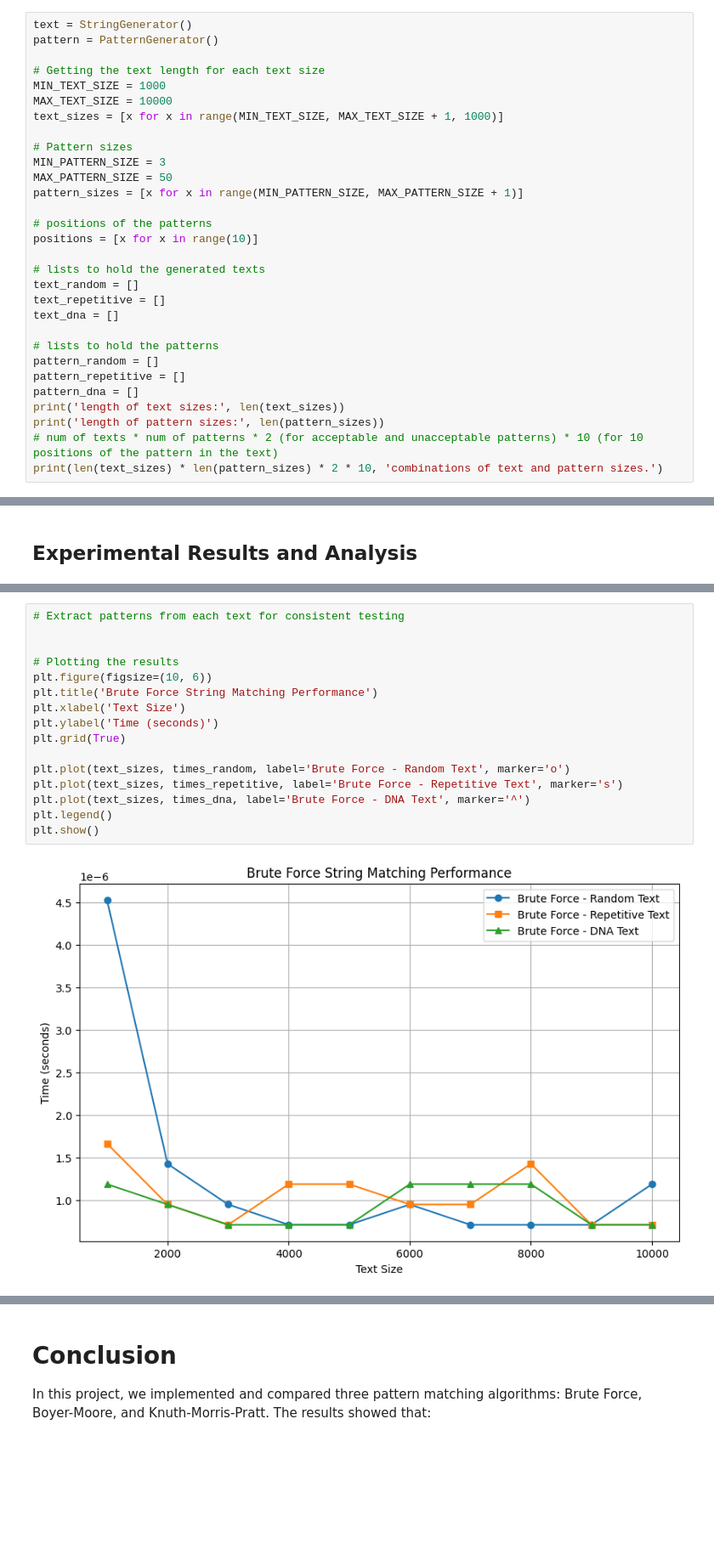
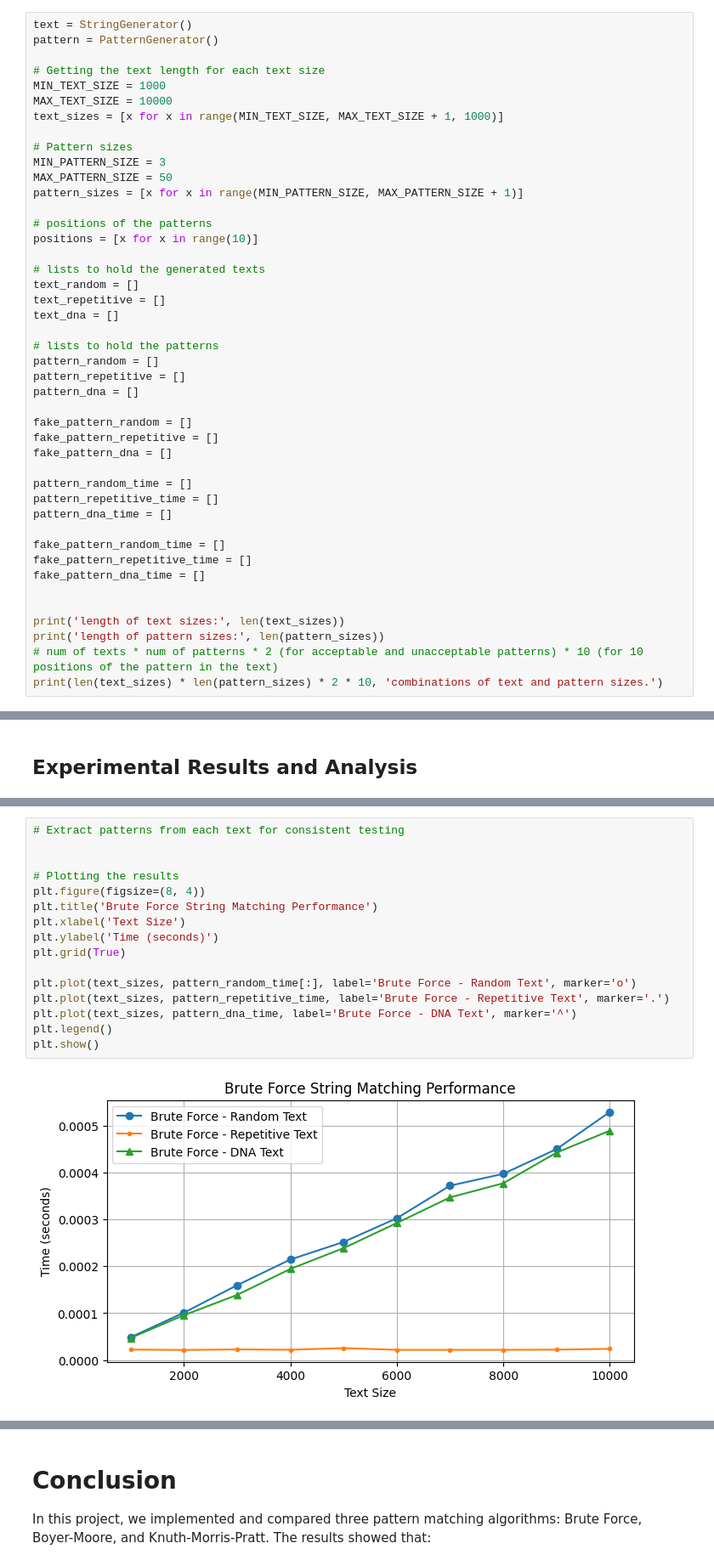
Before and after one commit to Rengeten1/Algorithms-and-Data-Structures, a Jupyter notebook: report/PatternMatchingReport.ipynb, the cells around one changed output, grey strips where cells are left out. Shown at 85% size. Drawn from its saved outputs; the diff is of its cells as text; blank space fills up the shorter version.

```diff
--- a/report/PatternMatchingReport.ipynb
+++ b/report/PatternMatchingReport.ipynb
@@ -248,6 +258,20 @@ text_dna = []
 pattern_random = []
 pattern_repetitive = []
 pattern_dna = []
+
+fake_pattern_random = []
+fake_pattern_repetitive = []
+fake_pattern_dna = []
+
+pattern_random_time = []
+pattern_repetitive_time = []
+pattern_dna_time = []
+
+fake_pattern_random_time = []
+fake_pattern_repetitive_time = []
+fake_pattern_dna_time = []
+
+
 print('length of text sizes:', len(text_sizes))
 print('length of pattern sizes:', len(pattern_sizes))
 # num of texts * num of patterns * 2 (for acceptable and unacceptable patterns) * 10 (for 10 positions of the pattern in the text)
@@ -367,20 +371,20 @@ IndexError: string index out of range
 # %%
 # Extract patterns from each text for consistent testing
 
 
 # Plotting the results
-plt.figure(figsize=(10, 6))
+plt.figure(figsize=(8, 4))
 plt.title('Brute Force String Matching Performance')
 plt.xlabel('Text Size')
 plt.ylabel('Time (seconds)')
 plt.grid(True)
 
-plt.plot(text_sizes, times_random, label='Brute Force - Random Text', marker='o')
-plt.plot(text_sizes, times_repetitive, label='Brute Force - Repetitive Text', marker='s')
-plt.plot(text_sizes, times_dna, label='Brute Force - DNA Text', marker='^')
+plt.plot(text_sizes, pattern_random_time[:], label='Brute Force - Random Text', marker='o')
+plt.plot(text_sizes, pattern_repetitive_time, label='Brute Force - Repetitive Text', marker='.')
+plt.plot(text_sizes, pattern_dna_time, label='Brute Force - DNA Text', marker='^')
 plt.legend()
 plt.show()
 # %% [output]
-[figure, old version]
+[figure, new version]
 # %%
 import time
```
Also changed, not shown: parts of 11 cells of this notebook.
